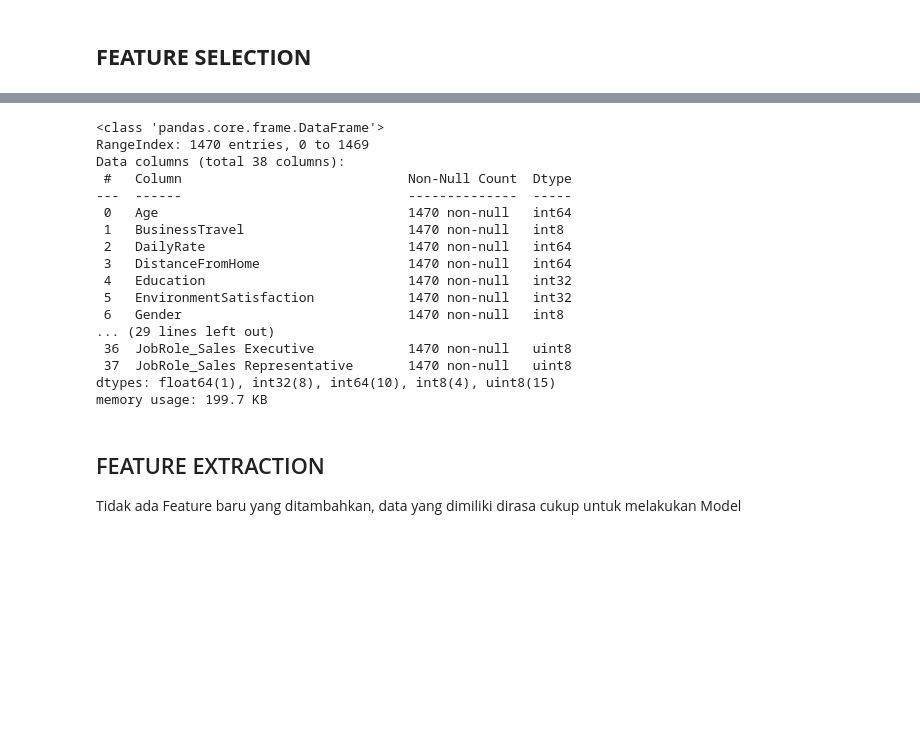
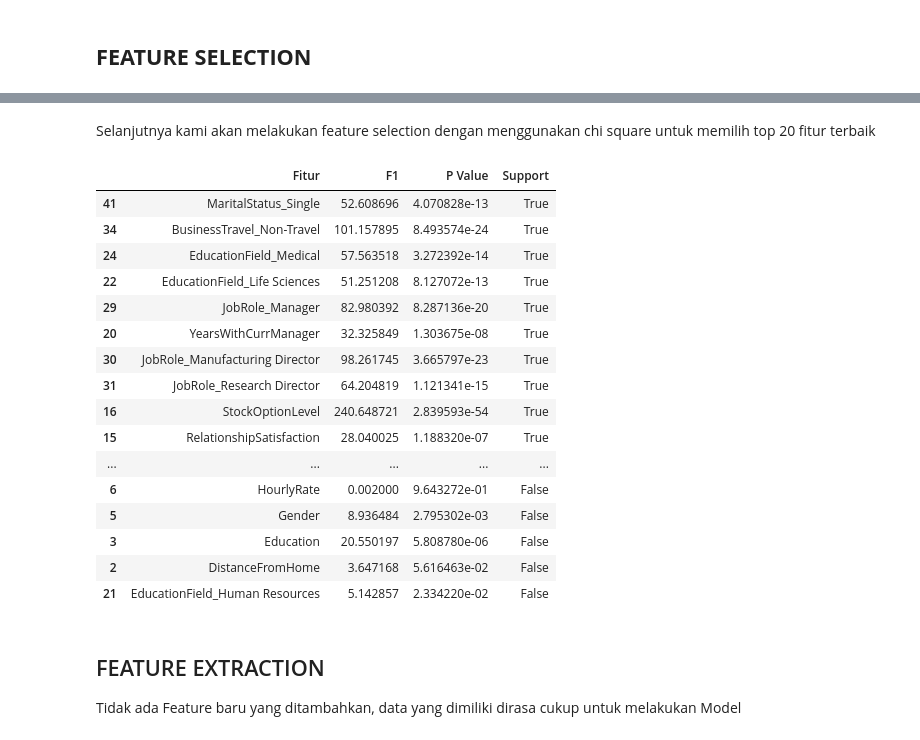
Before and after one commit to arsand07/Employee-Attrition, a Jupyter notebook: Stage 2/Stage 2.ipynb, the cells around one changed output, grey strips where cells are left out. Saved outputs shown, nothing was run; the diff lists cells and outputs as text; code cells hidden in the pictures; blank space fills up the shorter version.

Commit message:
Feature Selection

```diff
--- a/Stage 2/Stage 2.ipynb
+++ b/Stage 2/Stage 2.ipynb
@@ -287,23 +287,45 @@ drop_columns = ['Department','PerformanceRating','Attrition']
+# %%
+drop_columns = ['PercentSalaryHike', 'JobRole_Human Resources', 'JobRole_Sales Executive', 'Department_Sales']
 # %%
-X = df_new.drop(drop_columns, axis=1)
-Y = df_new['Attrition']
+df = df.drop(drop_columns, axis=1)
-# %%
-X.info()
-# %% [output]
-<class 'pandas.core.frame.DataFrame'>
-RangeIndex: 1470 entries, 0 to 1469
-Data columns (total 38 columns):
- #   Column                             Non-Null Count  Dtype
----  ------                             --------------  -----
- 0   Age                                1470 non-null   int64
- 1   BusinessTravel                     1470 non-null   int8
- 2   DailyRate                          1470 non-null   int64
- 3   DistanceFromHome                   1470 non-null   int64
- 4   Education                          1470 non-null   int32
- 5   EnvironmentSatisfaction            1470 non-null   int32
- 6   Gender                             1470 non-null   int8
-... (29 lines left out)
- 36  JobRole_Sales Executive            1470 non-null   uint8
- 37  JobRole_Sales Representative       1470 non-null   uint8
-dtypes: float64(1), int32(8), int64(10), int8(4), uint8(15)
-memory usage: 199.7 KB
+# %% [markdown]
+Selanjutnya kami akan melakukan feature selection dengan menggunakan chi square untuk memilih top 20 fitur terbaik
+# %%
+from sklearn import datasets
+from sklearn.feature_selection import chi2
+from sklearn.feature_selection import SelectKBest
+
+#split fitur dan target
+x = df.drop('Attrition', axis=1)
+y = df['Attrition']
+
+chi_square = SelectKBest(score_func=chi2, k=20) #ambil top 20 fitur terbaik
+chi_square.fit(x,y)
+
+
+selected = pd.DataFrame()
+selected['Fitur'] = x.columns
+selected['F1'] = chi_square.scores_
+selected['P Value'] = chi_square.pvalues_
+selected['Support'] = chi_square.get_support()
+
+#tampilkan top 20 fitur terbaik
+selected.sort_values('Support', ascending=False)
+# %% [output]
+|  | Fitur | F1 | P Value | Support |
+| 41 | MaritalStatus_Single | 52.608696 | 4.070828e-13 | True |
+| 34 | BusinessTravel_Non-Travel | 101.157895 | 8.493574e-24 | True |
+| 24 | EducationField_Medical | 57.563518 | 3.272392e-14 | True |
+| 22 | EducationField_Life Sciences | 51.251208 | 8.127072e-13 | True |
+| 29 | JobRole_Manager | 82.980392 | 8.287136e-20 | True |
+| 20 | YearsWithCurrManager | 32.325849 | 1.303675e-08 | True |
+| 30 | JobRole_Manufacturing Director | 98.261745 | 3.665797e-23 | True |
+| 31 | JobRole_Research Director | 64.204819 | 1.121341e-15 | True |
+| 16 | StockOptionLevel | 240.648721 | 2.839593e-54 | True |
+| 15 | RelationshipSatisfaction | 28.040025 | 1.188320e-07 | True |
+| ... | ... | ... | ... | ... |
+| 6 | HourlyRate | 0.002000 | 9.643272e-01 | False |
+| 5 | Gender | 8.936484 | 2.795302e-03 | False |
+| 3 | Education | 20.550197 | 5.808780e-06 | False |
+| 2 | DistanceFromHome | 3.647168 | 5.616463e-02 | False |
+| 21 | EducationField_Human Resources | 5.142857 | 2.334220e-02 | False |
```
Also changed, not shown: parts of 7 cells of this notebook.
